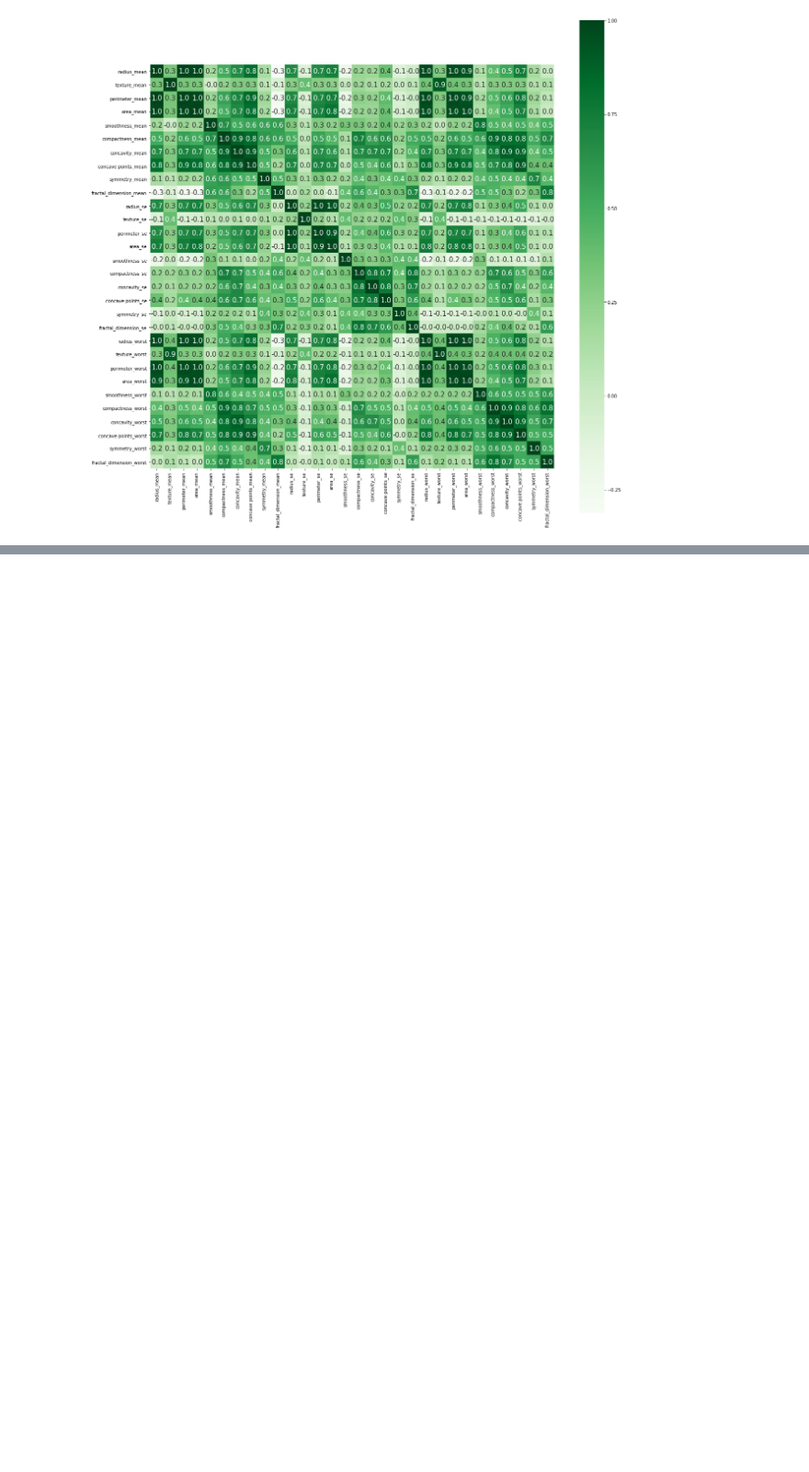
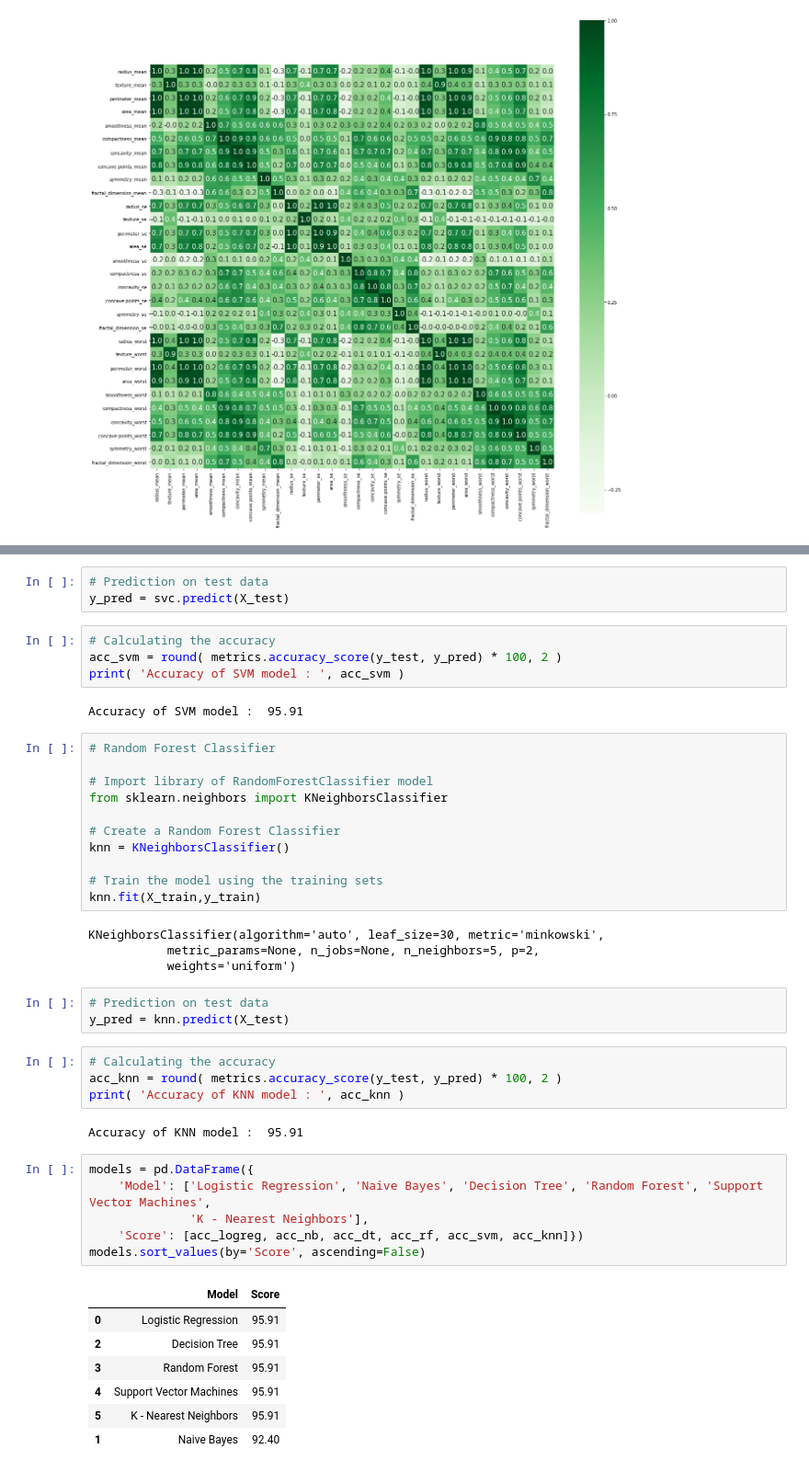
Before and after one commit to 221710307063/Breast-Cancer-EDA, a Jupyter notebook: BreastCancer.ipynb, the cells around one changed output, grey strips where cells are left out. Shown at 92% size. Saved outputs shown, nothing was run; the diff lists cells and outputs as text; blank space fills up the shorter version.

```diff
--- a/BreastCancer.ipynb
+++ b/BreastCancer.ipynb
@@ -180,0 +331,47 @@ plt.show()
+# %%
+# Prediction on test data
+y_pred = svc.predict(X_test)
+# %%
+# Calculating the accuracy
+acc_svm = round( metrics.accuracy_score(y_test, y_pred) * 100, 2 )
+print( 'Accuracy of SVM model : ', acc_svm )
+# %% [output]
+Accuracy of SVM model :  95.91
+# %%
+# Random Forest Classifier
+
+# Import library of RandomForestClassifier model
+from sklearn.neighbors import KNeighborsClassifier
+
+# Create a Random Forest Classifier
+knn = KNeighborsClassifier()
+
+# Train the model using the training sets
+knn.fit(X_train,y_train)
+# %% [output]
+KNeighborsClassifier(algorithm='auto', leaf_size=30, metric='minkowski',
+           metric_params=None, n_jobs=None, n_neighbors=5, p=2,
+           weights='uniform')
+# %%
+# Prediction on test data
+y_pred = knn.predict(X_test)
+# %%
+# Calculating the accuracy
+acc_knn = round( metrics.accuracy_score(y_test, y_pred) * 100, 2 )
+print( 'Accuracy of KNN model : ', acc_knn )
+# %% [output]
+Accuracy of KNN model :  95.91
+# %%
+models = pd.DataFrame({
+    'Model': ['Logistic Regression', 'Naive Bayes', 'Decision Tree', 'Random Forest', 'Support Vector Machines',
+              'K - Nearest Neighbors'],
+    'Score': [acc_logreg, acc_nb, acc_dt, acc_rf, acc_svm, acc_knn]})
+models.sort_values(by='Score', ascending=False)
+# %% [output]
+|  | Model | Score |
+| 0 | Logistic Regression | 95.91 |
+| 2 | Decision Tree | 95.91 |
+| 3 | Random Forest | 95.91 |
+| 4 | Support Vector Machines | 95.91 |
+| 5 | K - Nearest Neighbors | 95.91 |
+| 1 | Naive Bayes | 92.40 |
```
Also changed, not shown: parts of 23 cells of this notebook.
